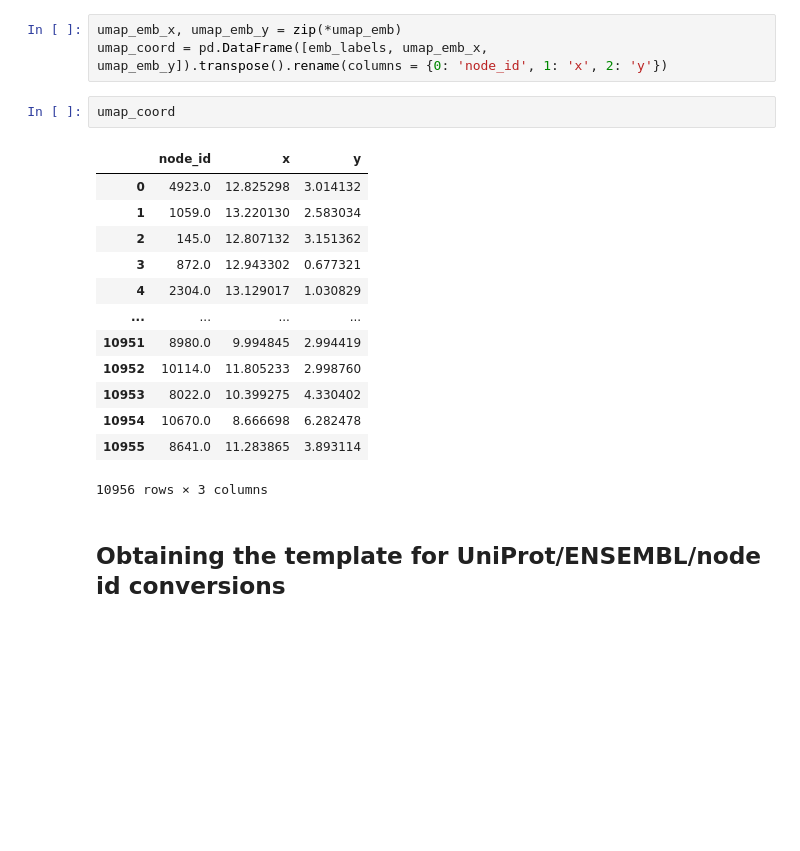
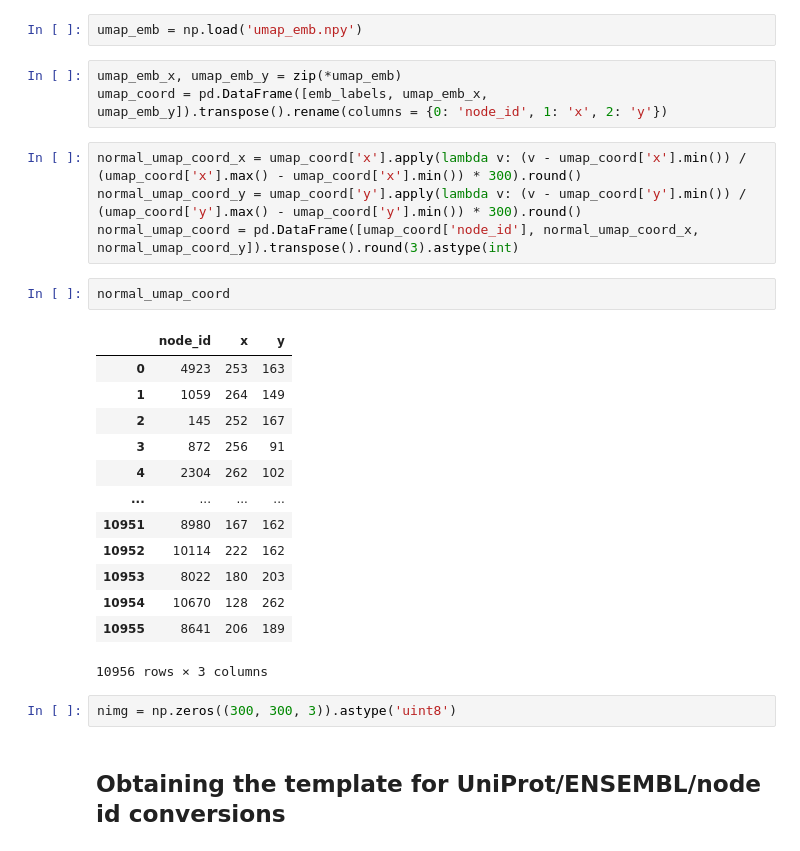
Before and after one commit to pauldrinn/bioeng-project, a Jupyter notebook: process.ipynb, the cells around one changed output. Drawn from its saved outputs; the diff is of its cells as text; blank space fills up the shorter version.

```diff
--- a/process.ipynb
+++ b/process.ipynb
@@ -22,22 +25,30 @@ umap_emb = umap.UMAP(
+# %%
+umap_emb = np.load('umap_emb.npy')
 # %%
 umap_emb_x, umap_emb_y = zip(*umap_emb)
 umap_coord = pd.DataFrame([emb_labels, umap_emb_x, umap_emb_y]).transpose().rename(columns = {0: 'node_id', 1: 'x', 2: 'y'})
-# %%
-umap_coord
-# %% [output]
-|  | node_id | x | y |
-| 0 | 4923.0 | 12.825298 | 3.014132 |
-| 1 | 1059.0 | 13.220130 | 2.583034 |
-| 2 | 145.0 | 12.807132 | 3.151362 |
-| 3 | 872.0 | 12.943302 | 0.677321 |
-| 4 | 2304.0 | 13.129017 | 1.030829 |
-| ... | ... | ... | ... |
-| 10951 | 8980.0 | 9.994845 | 2.994419 |
-| 10952 | 10114.0 | 11.805233 | 2.998760 |
-| 10953 | 8022.0 | 10.399275 | 4.330402 |
-| 10954 | 10670.0 | 8.666698 | 6.282478 |
-| 10955 | 8641.0 | 11.283865 | 3.893114 |
-10956 rows × 3 columns
+# %%
+normal_umap_coord_x = umap_coord['x'].apply(lambda v: (v - umap_coord['x'].min()) / (umap_coord['x'].max() - umap_coord['x'].min()) * 300).round()
+normal_umap_coord_y = umap_coord['y'].apply(lambda v: (v - umap_coord['y'].min()) / (umap_coord['y'].max() - umap_coord['y'].min()) * 300).round()
+normal_umap_coord = pd.DataFrame([umap_coord['node_id'], normal_umap_coord_x, normal_umap_coord_y]).transpose().round(3).astype(int)
+# %%
+normal_umap_coord
+# %% [output]
+|  | node_id | x | y |
+| 0 | 4923 | 253 | 163 |
+| 1 | 1059 | 264 | 149 |
+| 2 | 145 | 252 | 167 |
+| 3 | 872 | 256 | 91 |
+| 4 | 2304 | 262 | 102 |
+| ... | ... | ... | ... |
+| 10951 | 8980 | 167 | 162 |
+| 10952 | 10114 | 222 | 162 |
+| 10953 | 8022 | 180 | 203 |
+| 10954 | 10670 | 128 | 262 |
+| 10955 | 8641 | 206 | 189 |
+10956 rows × 3 columns
+# %%
+nimg = np.zeros((300, 300, 3)).astype('uint8')
 # %% [markdown]
 ## Obtaining the template for UniProt/ENSEMBL/node id conversions
 # %%
```
Also changed, not shown: parts of 11 cells of this notebook, 2 other files.
